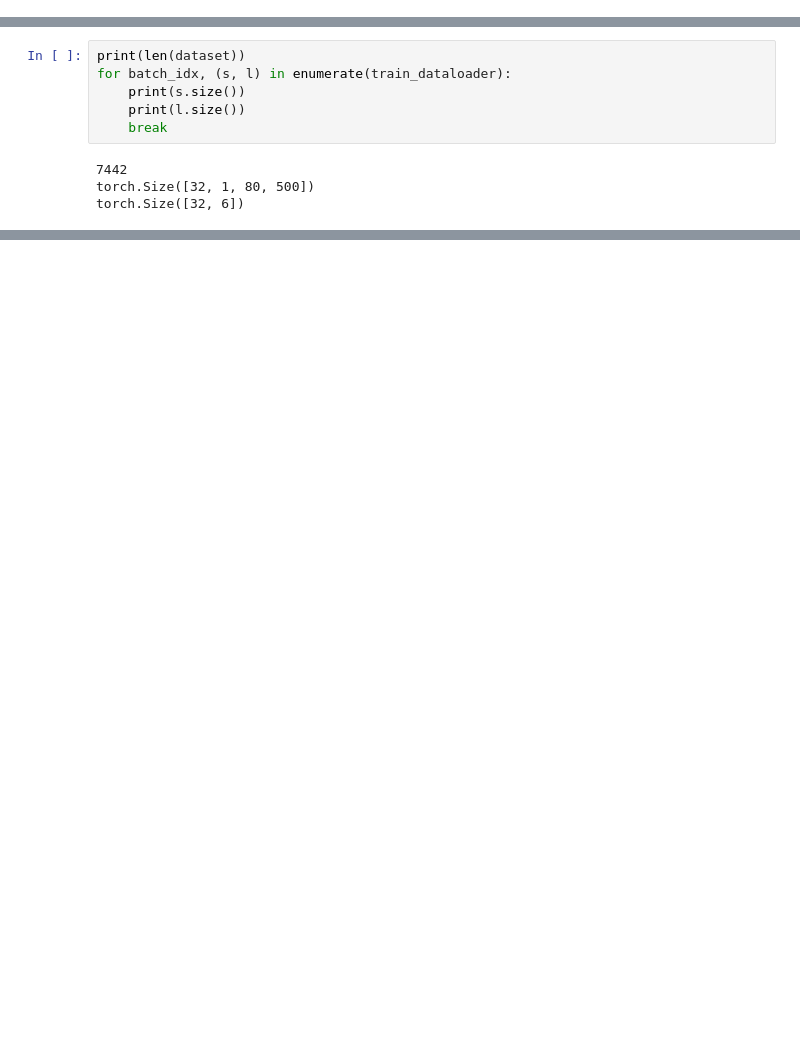
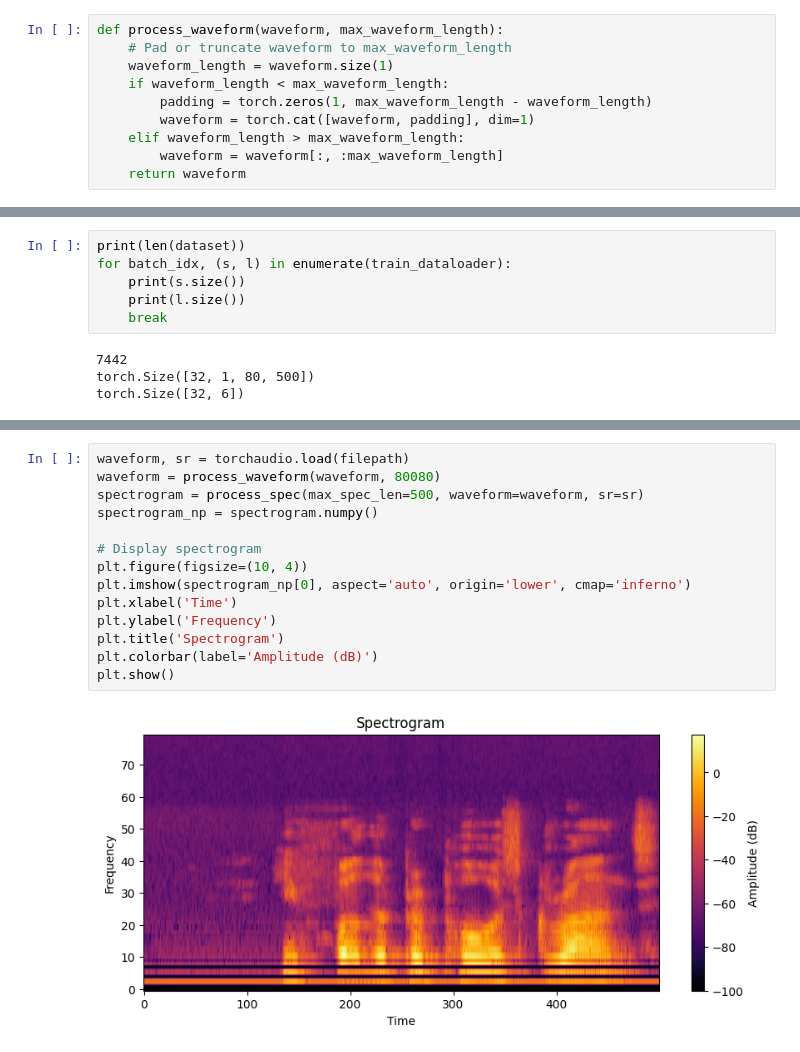
Before and after one commit to Saniya1016/CS389_Final, a Jupyter notebook: main.ipynb, the cells around one changed output, grey strips where cells are left out. Drawn from its saved outputs; the diff is of its cells as text; blank space fills up the shorter version.

```diff
--- a/main.ipynb
+++ b/main.ipynb
@@ -252,0 +54,10 @@ def split_dataset(dataset, batch_size, train_ratio=0.9):
+# %%
+def process_waveform(waveform, max_waveform_length):
+    # Pad or truncate waveform to max_waveform_length
+    waveform_length = waveform.size(1)
+    if waveform_length < max_waveform_length:
+        padding = torch.zeros(1, max_waveform_length - waveform_length)
+        waveform = torch.cat([waveform, padding], dim=1)
+    elif waveform_length > max_waveform_length:
+        waveform = waveform[:, :max_waveform_length]
+    return waveform
@@ -385,0 +274,16 @@ Average loss of your first model: 1.79
+# %%
+waveform, sr = torchaudio.load(filepath)
+waveform = process_waveform(waveform, 80080)
+spectrogram = process_spec(max_spec_len=500, waveform=waveform, sr=sr)
+spectrogram_np = spectrogram.numpy()
+
+# Display spectrogram
+plt.figure(figsize=(10, 4))
+plt.imshow(spectrogram_np[0], aspect='auto', origin='lower', cmap='inferno')
+plt.xlabel('Time')
+plt.ylabel('Frequency')
+plt.title('Spectrogram')
+plt.colorbar(label='Amplitude (dB)')
+plt.show()
+# %% [output]
+[figure, added]
```
Also changed, not shown: parts of 19 cells of this notebook.
